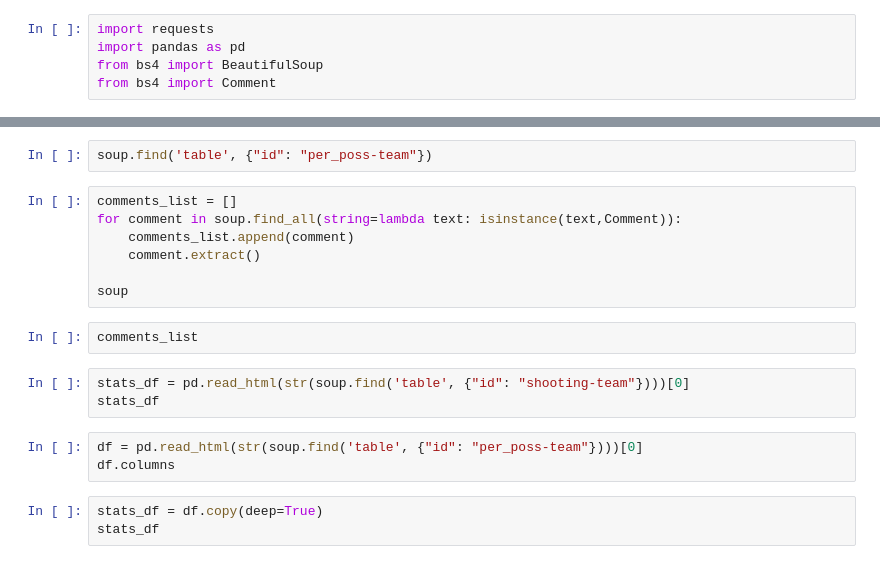
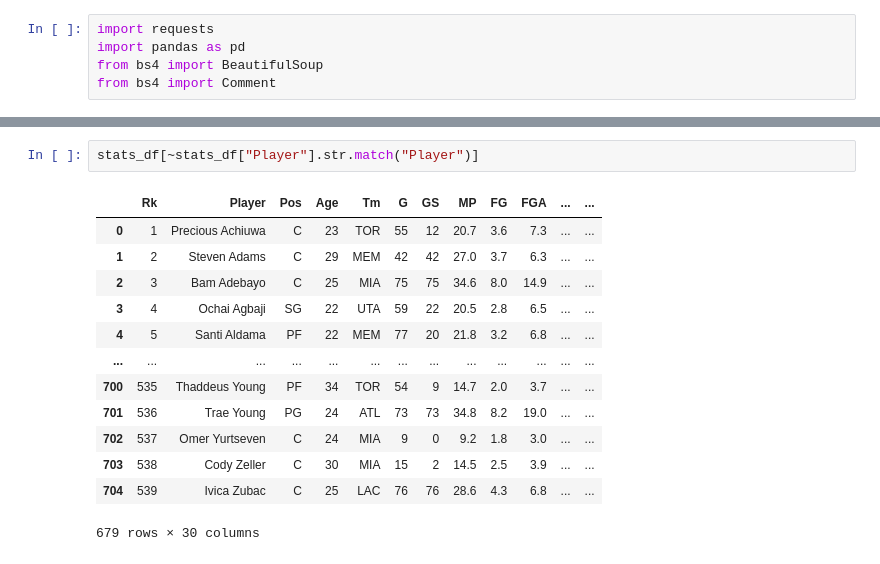
Before and after one commit to chocolate-sprinkles/Data-Analysis-Portfolio, a Jupyter notebook: projects/bbref_api/playgroud.ipynb, the cells around one changed output, grey strips where cells are left out. Drawn from its saved outputs; the diff is of its cells as text.

```diff
--- a/projects/bbref_api/playgroud.ipynb
+++ b/projects/bbref_api/playgroud.ipynb
@@ -100,20 +27,16 @@ stats_df
-# %%
-soup.find('table', {"id": "per_poss-team"})
-# %%
-comments_list = []
-for comment in soup.find_all(string=lambda text: isinstance(text,Comment)):
-    comments_list.append(comment)
-    comment.extract()
-
-soup
-# %%
-comments_list
-# %%
-stats_df = pd.read_html(str(soup.find('table', {"id": "shooting-team"})))[0]
-stats_df
-# %%
-df = pd.read_html(str(soup.find('table', {"id": "per_poss-team"})))[0]
-df.columns
-# %%
-stats_df = df.copy(deep=True)
-stats_df
+# %%
+stats_df[~stats_df["Player"].str.match("Player")]
+# %% [output]
+|  | Rk | Player | Pos | Age | Tm | G | GS | MP | FG | FGA | ... | ... |
+| 0 | 1 | Precious Achiuwa | C | 23 | TOR | 55 | 12 | 20.7 | 3.6 | 7.3 | ... | ... |
+| 1 | 2 | Steven Adams | C | 29 | MEM | 42 | 42 | 27.0 | 3.7 | 6.3 | ... | ... |
+| 2 | 3 | Bam Adebayo | C | 25 | MIA | 75 | 75 | 34.6 | 8.0 | 14.9 | ... | ... |
+| 3 | 4 | Ochai Agbaji | SG | 22 | UTA | 59 | 22 | 20.5 | 2.8 | 6.5 | ... | ... |
+| 4 | 5 | Santi Aldama | PF | 22 | MEM | 77 | 20 | 21.8 | 3.2 | 6.8 | ... | ... |
+| ... | ... | ... | ... | ... | ... | ... | ... | ... | ... | ... | ... | ... |
+| 700 | 535 | Thaddeus Young | PF | 34 | TOR | 54 | 9 | 14.7 | 2.0 | 3.7 | ... | ... |
+| 701 | 536 | Trae Young | PG | 24 | ATL | 73 | 73 | 34.8 | 8.2 | 19.0 | ... | ... |
+| 702 | 537 | Omer Yurtseven | C | 24 | MIA | 9 | 0 | 9.2 | 1.8 | 3.0 | ... | ... |
+| 703 | 538 | Cody Zeller | C | 30 | MIA | 15 | 2 | 14.5 | 2.5 | 3.9 | ... | ... |
+| 704 | 539 | Ivica Zubac | C | 25 | LAC | 76 | 76 | 28.6 | 4.3 | 6.8 | ... | ... |
+679 rows × 30 columns
```
Also changed, not shown: parts of 8 cells of this notebook, 2 other files.
